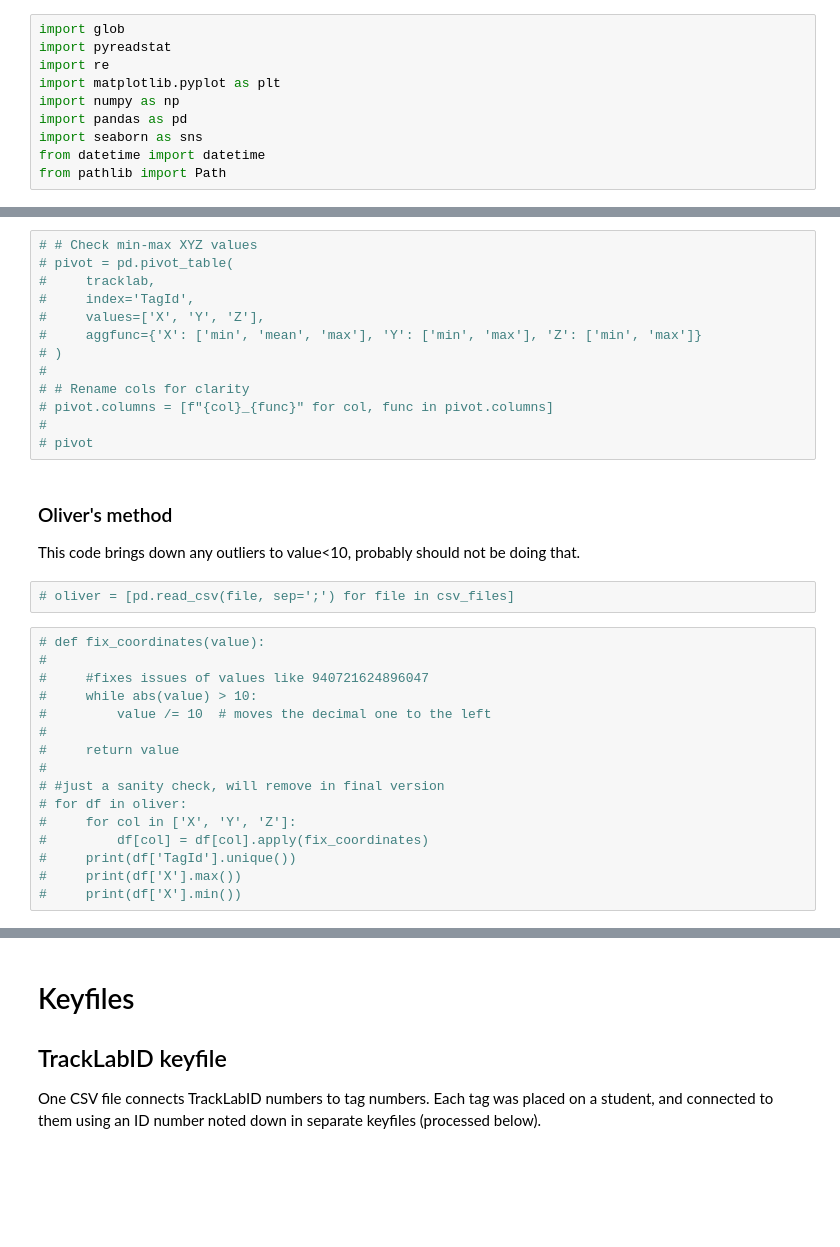
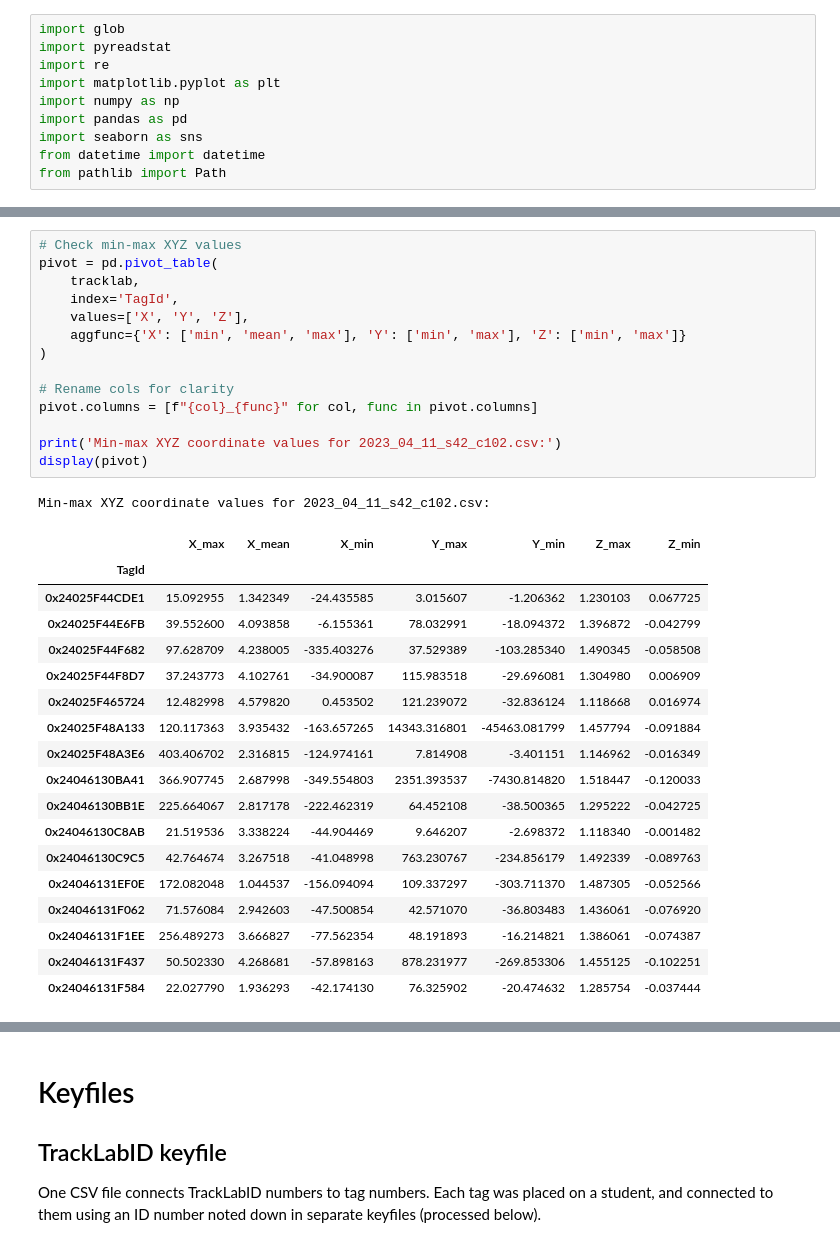
Before and after one commit to majaazdaja/dsp, a Jupyter notebook: notebooks/cleaning.ipynb, the cells around one changed output, grey strips where cells are left out. Drawn from its saved outputs; the diff is of its cells as text; blank space fills up the shorter version.

```diff
--- a/notebooks/cleaning.ipynb
+++ b/notebooks/cleaning.ipynb
@@ -147,35 +160,34 @@ Just looking at one file to see how it's behaving because min-max numbers looked
 # %%
-# # Check min-max XYZ values
-# pivot = pd.pivot_table(
-#     tracklab,
-#     index='TagId',
-#     values=['X', 'Y', 'Z'],
-#     aggfunc={'X': ['min', 'mean', 'max'], 'Y': ['min', 'max'], 'Z': ['min', 'max']}
-# )
-#
-# # Rename cols for clarity
-# pivot.columns = [f"{col}_{func}" for col, func in pivot.columns]
-#
-# pivot
+# Check min-max XYZ values
+pivot = pd.pivot_table(
+    tracklab,
+    index='TagId',
+    values=['X', 'Y', 'Z'],
+    aggfunc={'X': ['min', 'mean', 'max'], 'Y': ['min', 'max'], 'Z': ['min', 'max']}
+)
+
+# Rename cols for clarity
+pivot.columns = [f"{col}_{func}" for col, func in pivot.columns]
+
+print('Min-max XYZ coordinate values for 2023_04_11_s42_c102.csv:')
+display(pivot)
+# %% [output]
+Min-max XYZ coordinate values for 2023_04_11_s42_c102.csv:
+|  | X_max | X_mean | X_min | Y_max | Y_min | Z_max | Z_min |
+| TagId |  |  |  |  |  |  |  |
+| 0x24025F44CDE1 | 15.092955 | 1.342349 | -24.435585 | 3.015607 | -1.206362 | 1.230103 | 0.067725 |
+| 0x24025F44E6FB | 39.552600 | 4.093858 | -6.155361 | 78.032991 | -18.094372 | 1.396872 | -0.042799 |
+| 0x24025F44F682 | 97.628709 | 4.238005 | -335.403276 | 37.529389 | -103.285340 | 1.490345 | -0.058508 |
+| 0x24025F44F8D7 | 37.243773 | 4.102761 | -34.900087 | 115.983518 | -29.696081 | 1.304980 | 0.006909 |
+| 0x24025F465724 | 12.482998 | 4.579820 | 0.453502 | 121.239072 | -32.836124 | 1.118668 | 0.016974 |
+| 0x24025F48A133 | 120.117363 | 3.935432 | -163.657265 | 14343.316801 | -45463.081799 | 1.457794 | -0.091884 |
+| 0x24025F48A3E6 | 403.406702 | 2.316815 | -124.974161 | 7.814908 | -3.401151 | 1.146962 | -0.016349 |
+| 0x24046130BA41 | 366.907745 | 2.687998 | -349.554803 | 2351.393537 | -7430.814820 | 1.518447 | -0.120033 |
+| 0x24046130BB1E | 225.664067 | 2.817178 | -222.462319 | 64.452108 | -38.500365 | 1.295222 | -0.042725 |
+| 0x24046130C8AB | 21.519536 | 3.338224 | -44.904469 | 9.646207 | -2.698372 | 1.118340 | -0.001482 |
+| 0x24046130C9C5 | 42.764674 | 3.267518 | -41.048998 | 763.230767 | -234.856179 | 1.492339 | -0.089763 |
+| 0x24046131EF0E | 172.082048 | 1.044537 | -156.094094 | 109.337297 | -303.711370 | 1.487305 | -0.052566 |
+| 0x24046131F062 | 71.576084 | 2.942603 | -47.500854 | 42.571070 | -36.803483 | 1.436061 | -0.076920 |
+| 0x24046131F1EE | 256.489273 | 3.666827 | -77.562354 | 48.191893 | -16.214821 | 1.386061 | -0.074387 |
+| 0x24046131F437 | 50.502330 | 4.268681 | -57.898163 | 878.231977 | -269.853306 | 1.455125 | -0.102251 |
+| 0x24046131F584 | 22.027790 | 1.936293 | -42.174130 | 76.325902 | -20.474632 | 1.285754 | -0.037444 |
-# %% [markdown]
-### Oliver's method
-
-This code brings down any outliers to value<10, probably should not be doing that.
-# %%
-# oliver = [pd.read_csv(file, sep=';') for file in csv_files]
-# %%
-# def fix_coordinates(value):
-#
-#     #fixes issues of values like 940721624896047
-#     while abs(value) > 10:
-#         value /= 10  # moves the decimal one to the left
-#
-#     return value
-#
-# #just a sanity check, will remove in final version
-# for df in oliver:
-#     for col in ['X', 'Y', 'Z']:
-#         df[col] = df[col].apply(fix_coordinates)
-#     print(df['TagId'].unique())
-#     print(df['X'].max())
-#     print(df['X'].min())
```
Also changed, not shown: parts of 39 cells of this notebook, 7 other files.
